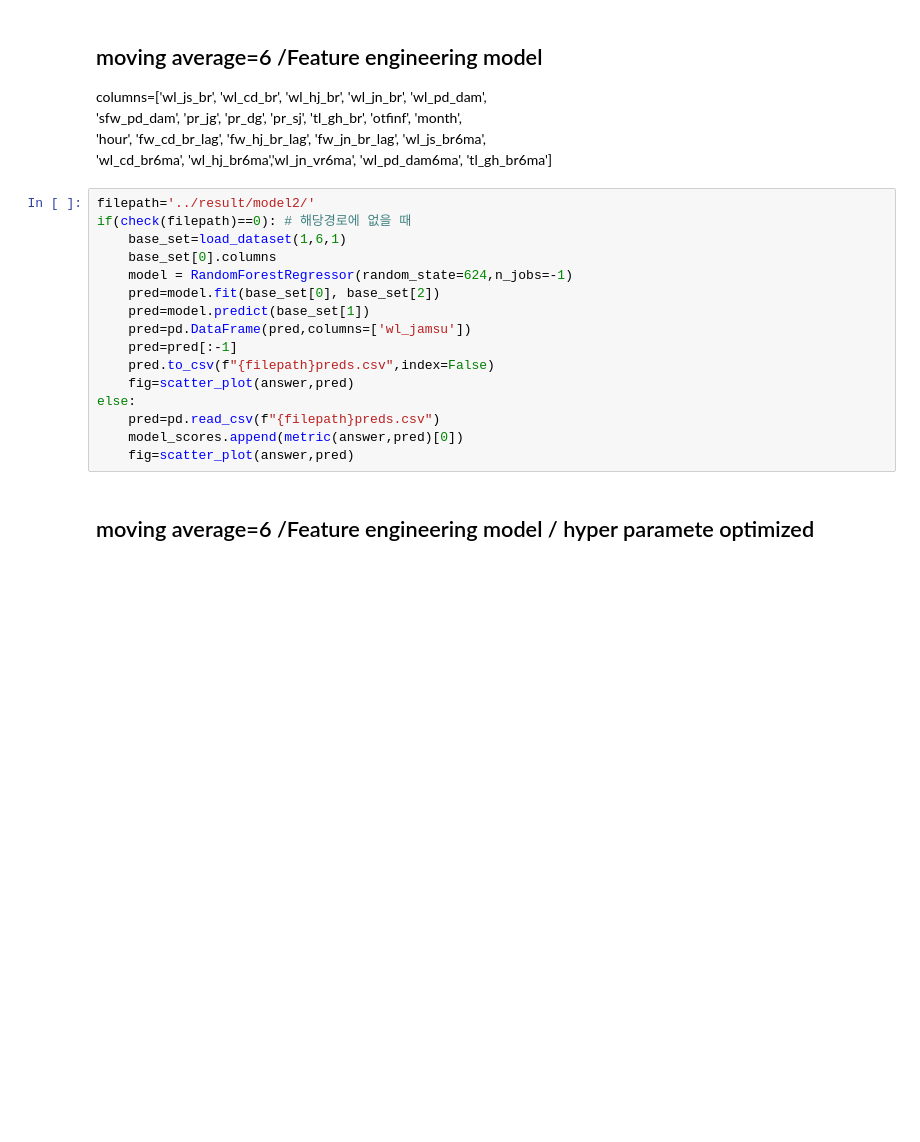
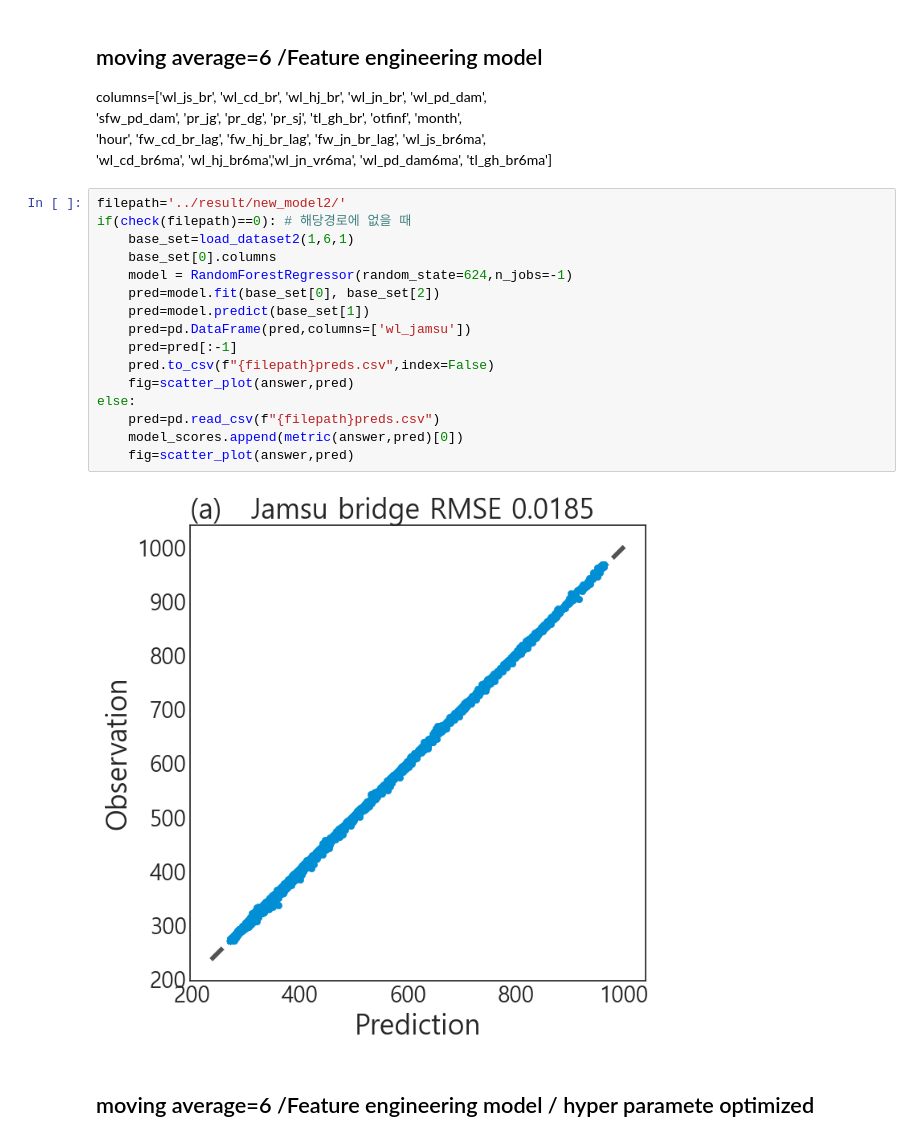
Before and after one commit to Bae-ChangHyun/Waterlevel-predict, a Jupyter notebook: code/수위 예측.ipynb, the cells around one changed output. Drawn from its saved outputs; the diff is of its cells as text; blank space fills up the shorter version.

```diff
--- a/code/수위 예측.ipynb
+++ b/code/수위 예측.ipynb
@@ -536,21 +693,23 @@ columns=['wl_js_br', 'wl_cd_br', 'wl_hj_br', 'wl_jn_br', 'wl_pd_dam',  <br>
        'hour', 'fw_cd_br_lag', 'fw_hj_br_lag', 'fw_jn_br_lag', 'wl_js_br6ma',<br>
        'wl_cd_br6ma', 'wl_hj_br6ma','wl_jn_vr6ma', 'wl_pd_dam6ma', 'tl_gh_br6ma']<br>
 # %%
-filepath='../result/model2/'
+filepath='../result/new_model2/'
 if(check(filepath)==0): # 해당경로에 없을 때
-    base_set=load_dataset(1,6,1)
+    base_set=load_dataset2(1,6,1)
     base_set[0].columns
     model = RandomForestRegressor(random_state=624,n_jobs=-1)
     pred=model.fit(base_set[0], base_set[2])
     pred=model.predict(base_set[1])
     pred=pd.DataFrame(pred,columns=['wl_jamsu'])
     pred=pred[:-1]
     pred.to_csv(f"{filepath}preds.csv",index=False)
     fig=scatter_plot(answer,pred)
 else:
     pred=pd.read_csv(f"{filepath}preds.csv")
     model_scores.append(metric(answer,pred)[0])
     fig=scatter_plot(answer,pred)
+# %% [output]
+[figure, added]
 # %% [markdown]
 ## moving average=6 /Feature engineering model / hyper paramete optimized
 # %%
```
Also changed, not shown: parts of 8 cells of this notebook.
